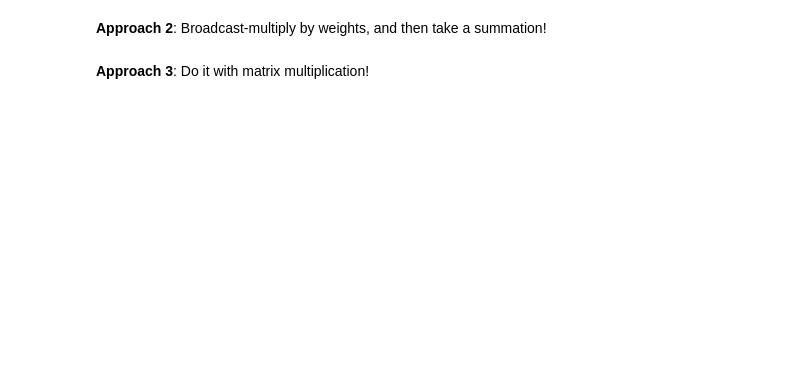
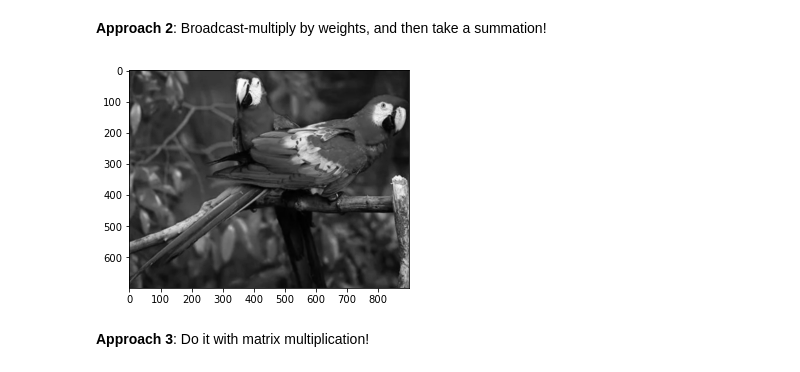
Before and after one commit to lukeolson-group/598sml-f23-syllabus, a Jupyter notebook: hw01/pytorch-intro.ipynb, the cells around one changed output. Saved outputs shown, nothing was run; the diff lists cells and outputs as text; code cells hidden in the pictures; blank space fills up the shorter version.

```diff
--- a/hw01/pytorch-intro.ipynb
+++ b/hw01/pytorch-intro.ipynb
@@ -548,2 +556,15 @@ plt.imshow(gray1, cmap='gray');
+# %%
+# TODO: implement approach 2
+img_arr = plt.imread('04_parrot.jpg')
+red_channel = img_arr[:, :, 0]
+green_channel = img_arr[:, :, 1]
+blue_channel = img_arr[:, :, 2]
+
+weights = np.array([0.2126, 0.7152, 0.0722])
+gray2 = np.dot(img_arr[...,:3], weights)
+plt.imshow(gray2, cmap='gray')
+plt.show()
+# %% [output]
+[figure, added]
 # %% [markdown]
 **Approach 3**: Do it with matrix multiplication!
```
Also changed, not shown: parts of 18 cells of this notebook, 2 other files.
